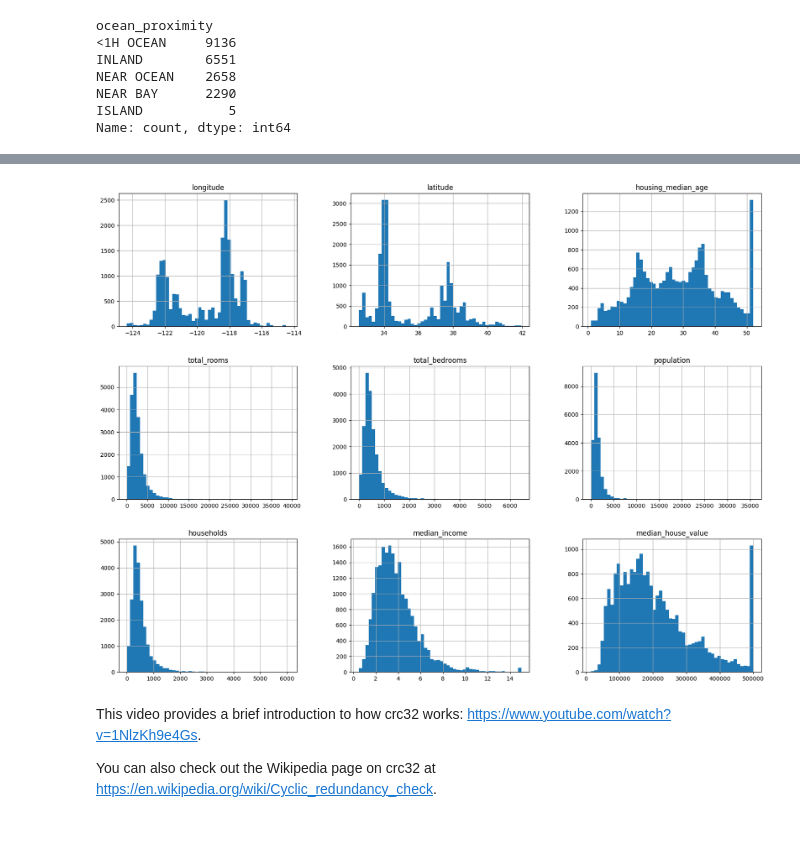
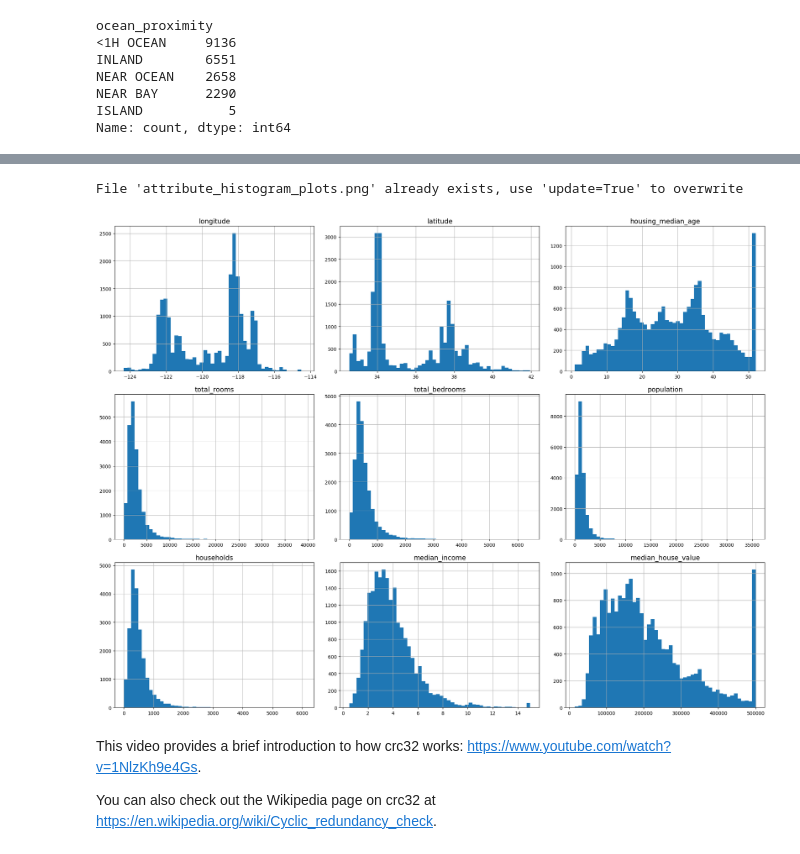
Before and after one commit to 109024503/handson_ml, a Jupyter notebook: Chapter 2.ipynb, the cells around one changed output, grey strips where cells are left out. Saved outputs shown, nothing was run; the diff lists cells and outputs as text; code cells hidden in the pictures.

```diff
--- a/Chapter 2.ipynb
+++ b/Chapter 2.ipynb
@@ -18,3 +22,29 @@ datasets\housing
+# %%
+# code to save fig as high resolution png for the book
+import matplotlib.pyplot as plt
+IMAGES_PATH = os.path.join('images', 'Chapter 2 end to end project')
+os.makedirs(IMAGES_PATH, exist_ok=True)
+
+params = {
+   'font.size': 14,
+   'axes.labelsize': 14,
+   'axes.titlesize': 14,
+   'legend.fontsize': 14,
+   'xtick.labelsize': 10,
+   'ytick.labelsize': 10,
+}
+
+plt.rcParams.update(params)
+
+def save_fig(fig_name, tight_layout=True, fig_extension="png", resolution=300, update=False):
+    filename = f"{fig_name}.{fig_extension}"
+    path = os.path.join(IMAGES_PATH, f"{fig_name}.{fig_extension}")
+    if tight_layout:
+        plt.tight_layout()
+    if update or not os.path.isfile(path):
+        plt.savefig(path, format=fig_extension, dpi=resolution)
+    else:
+        print(f"File '{filename}' already exists, use 'update=True' to overwrite")
 # %%
 def fetch_housing_data(housing_url=HOUSING_URL, housing_path=HOUSING_PATH):
     # make directory if not exist
@@ -86,8 +116,9 @@ housing.describe()
 | 75% | -118.010000 | 37.710000 | 37.000000 | 3148.000000 | 647.000000 | 1725.000000 | 605.000000 | ... |
 | max | -114.310000 | 41.950000 | 52.000000 | 39320.000000 | 6445.000000 | 35682.000000 | 6082.000000 | ... |
 # %%
-import matplotlib.pyplot as plt
 housing.hist(bins=50, figsize=(20,15))
+save_fig("attribute_histogram_plots")
 plt.show()
 # %% [output]
+File 'attribute_histogram_plots.png' already exists, use 'update=True' to overwrite
-[figure, old version]
+[figure, new version]
```
Also changed, not shown: parts of 57 cells of this notebook, 7 other files.
